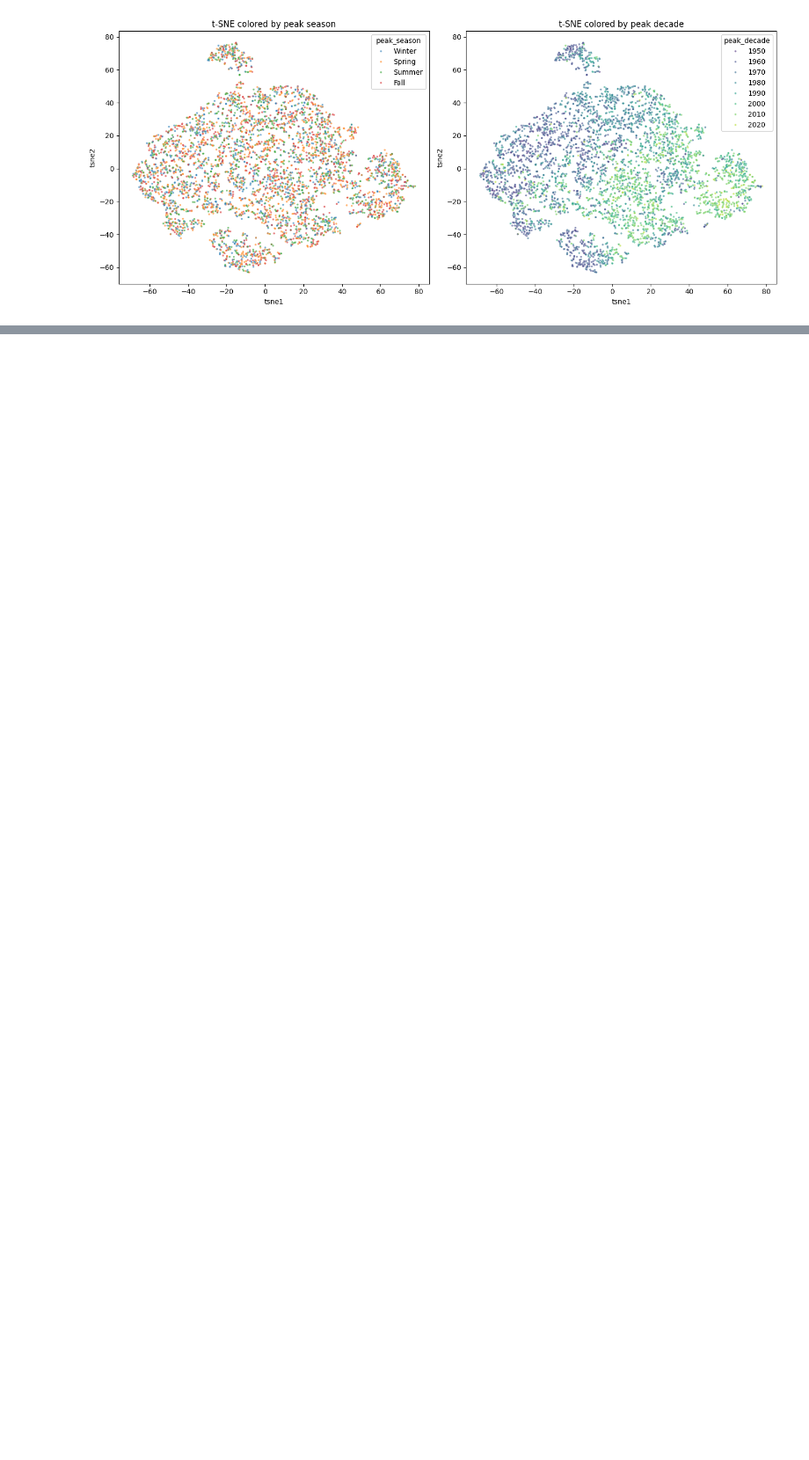
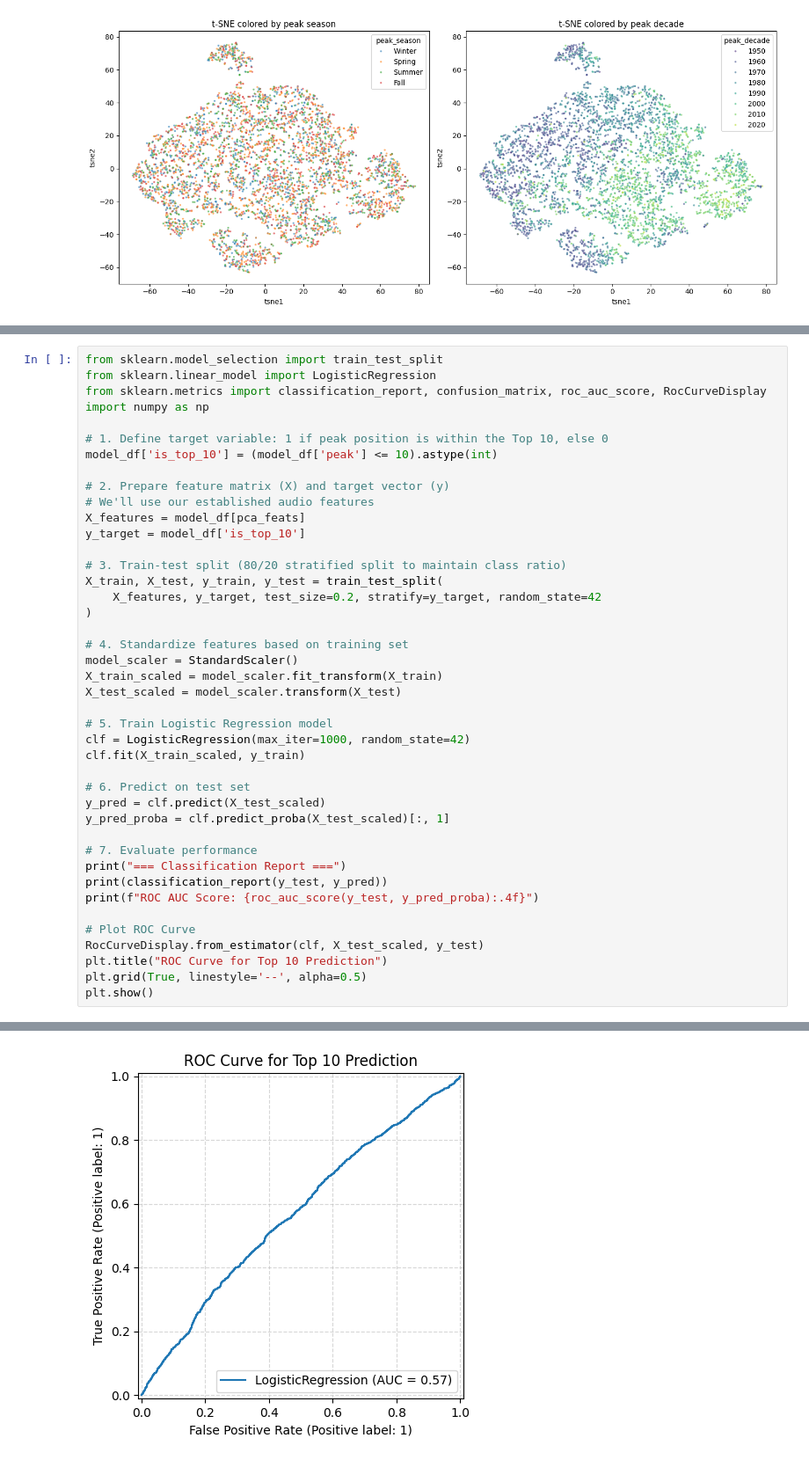
Before and after one commit to ItsRichieJ/ba305_b2, a Jupyter notebook: BA305_Project.ipynb, the cells around one changed output, grey strips where cells are left out. Shown at 88% size. Cells and saved outputs as stored; diff of their text form; blank space fills up the shorter version.

```diff
--- a/BA305_Project.ipynb
+++ b/BA305_Project.ipynb
@@ -333,0 +339,43 @@ plt.tight_layout(); plt.show()
+# %%
+from sklearn.model_selection import train_test_split
+from sklearn.linear_model import LogisticRegression
+from sklearn.metrics import classification_report, confusion_matrix, roc_auc_score, RocCurveDisplay
+import numpy as np
+
+# 1. Define target variable: 1 if peak position is within the Top 10, else 0
+model_df['is_top_10'] = (model_df['peak'] <= 10).astype(int)
+
+# 2. Prepare feature matrix (X) and target vector (y)
+# We'll use our established audio features
+X_features = model_df[pca_feats]
+y_target = model_df['is_top_10']
+
+# 3. Train-test split (80/20 stratified split to maintain class ratio)
+X_train, X_test, y_train, y_test = train_test_split(
+    X_features, y_target, test_size=0.2, stratify=y_target, random_state=42
+)
+
+# 4. Standardize features based on training set
+model_scaler = StandardScaler()
+X_train_scaled = model_scaler.fit_transform(X_train)
+X_test_scaled = model_scaler.transform(X_test)
+
+# 5. Train Logistic Regression model
+clf = LogisticRegression(max_iter=1000, random_state=42)
+clf.fit(X_train_scaled, y_train)
+
+# 6. Predict on test set
+y_pred = clf.predict(X_test_scaled)
+y_pred_proba = clf.predict_proba(X_test_scaled)[:, 1]
+
+# 7. Evaluate performance
+print("=== Classification Report ===")
+print(classification_report(y_test, y_pred))
+print(f"ROC AUC Score: {roc_auc_score(y_test, y_pred_proba):.4f}")
+
+# Plot ROC Curve
+RocCurveDisplay.from_estimator(clf, X_test_scaled, y_test)
+plt.title("ROC Curve for Top 10 Prediction")
+plt.grid(True, linestyle='--', alpha=0.5)
+plt.show()
+# %% [output]
@@ -333,0 +393 @@ plt.tight_layout(); plt.show()
+[figure, added]
```
Also changed, not shown: parts of 14 cells of this notebook.
